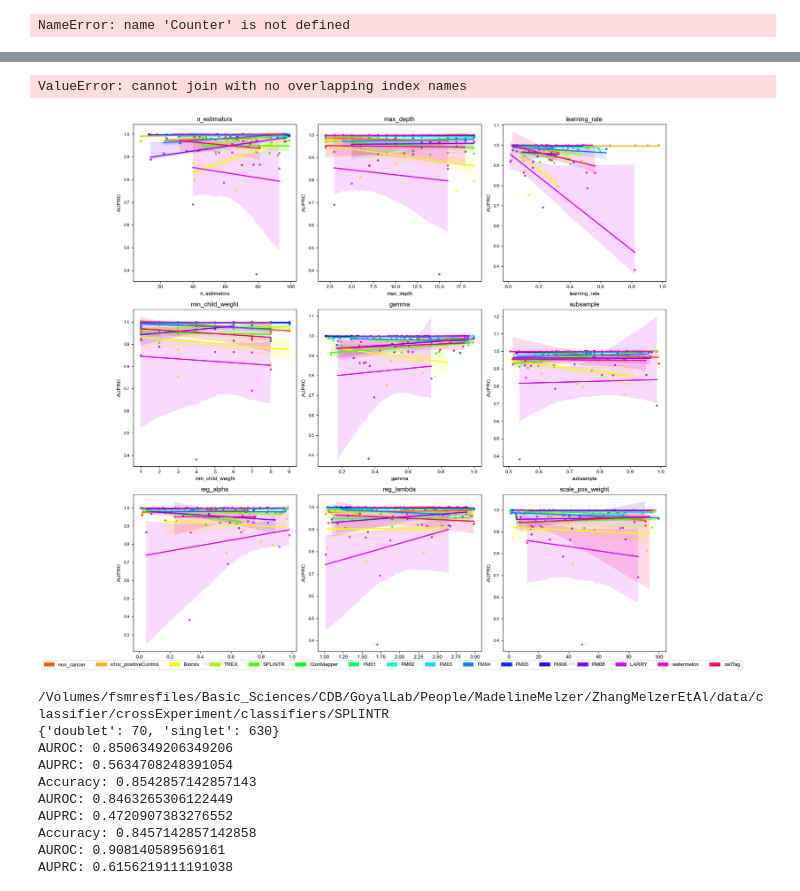
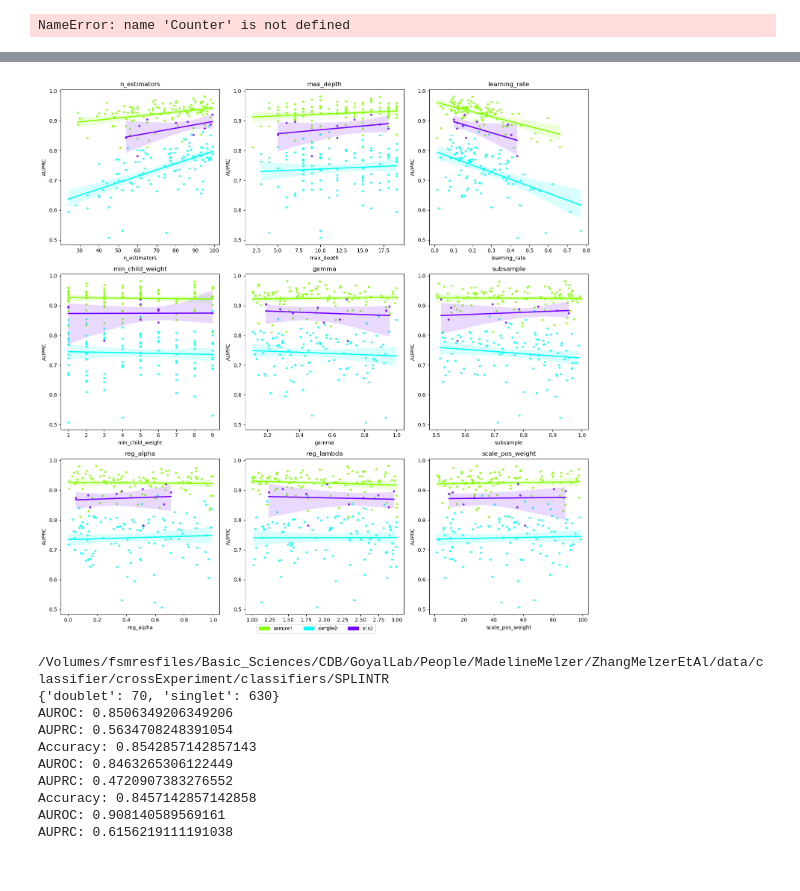
Before and after one commit to GoyalLab/fatemap_multiplet_public, a Jupyter notebook: classifier/testingClassifier.ipynb, the cells around one changed output, grey strips where cells are left out. Saved outputs shown, nothing was run; the diff lists cells and outputs as text; code cells hidden in the pictures.

Commit message:
update to plotScripts guide

```diff
--- a/classifier/testingClassifier.ipynb
+++ b/classifier/testingClassifier.ipynb
@@ -312,7 +339,7 @@ Name: best_params, Length: 1160, dtype: object
 # %%
 ### hyperparameter parsing
 
-summary_data = pd.read_csv("/Volumes/fsmresfiles/Basic_Sciences/CDB/GoyalLab/People/MadelineMelzer/ZhangMelzerEtAl/data/classifier/results/datasetSummaries/s1s2/sample1_sample2_classifiers.csv")
+summary_data = pd.read_csv("/Volumes/fsmresfiles/Basic_Sciences/CDB/GoyalLab/People/MadelineMelzer/ZhangMelzerEtAl/data/classifier/results/datasetSummaries/s1s2/sample1_sample2_classifiers_reformatted.csv")
 
 def parse_params(row):
     try:
@@ -334,8 +361,6 @@ summary_data = summary_data.join(params_df)
 
 
 #summary_data.to_csv("/Users/mem3579/Library/CloudStorage/OneDrive-NorthwesternUniversity/Arispe and Goyal Labs/ZhangMelzerEtAl/data/classifier/results/summary_10_hyperparams.csv")
-# %% [output]
-ValueError: cannot join with no overlapping index names
 # %%
 ### plotting hyperparameters effect on AUPRC value for ONE DATASET
 
@@ -368,9 +393,14 @@ for i, param in enumerate(numeric_hyperparameters, 1):
 plt.tight_layout()
 plt.show()
 # %%
+##### PLOTTING HYPERPARAMETERS #####
+
+
 import seaborn as sns
 import matplotlib.pyplot as plt
 import matplotlib.patches as mpatches
+
+summary_data = pd.read_csv("/Users/mem3579/Library/CloudStorage/GoogleDrive-madelinemelzer22@gmail.com/.shortcut-targets-by-id/1-D5WmOkOyy8I-wVx8VYZ-NDotfIYludl/ZhangMelzerEtAl/Revisions/plotData/classifier/hyperparameters_sample1_sample2_s1s2.csv")
 
 
 # Filter data for AUPRC > 0.99
@@ -392,34 +422,34 @@ dataset_colors = dict(zip(unique_datasets, palette))
 # Create subplots
 fig, axes = plt.subplots(n_rows, n_cols, figsize=(15, 15))
 axes = axes.flatten()
 
 # Plot each hyperparameter
 for i, param in enumerate(numeric_hyperparameters):
     ax = axes[i]
     for dataset in unique_datasets:
         subset = filtered_data[filtered_data['dataset'] == dataset]
         sns.regplot(x=param, y='auprc', data=subset, ax=ax, scatter_kws={'s': 10}, line_kws={'color': dataset_colors[dataset]}, label=dataset, color=dataset_colors[dataset])
 
     ax.set_title(f'{param}')
     ax.set_xlabel(param)
     ax.set_ylabel('AUPRC')
     ax.grid(False)
 
 # Adjust layout
 plt.tight_layout()
 plt.rcParams['font.family'] = 'Arial'
 
 # Create custom legend
 legend_patches = [mpatches.Patch(color=dataset_colors[dataset], label=dataset) for dataset in unique_datasets]
 plt.figlegend(handles=legend_patches, loc='lower center', ncol=len(unique_datasets), bbox_to_anchor=(0.5, 0.0))#
 
 # Show the plot
 plt.show()
 
 #fig.savefig("/Volumes/fsmresfiles/Basic_Sciences/CDB/GoyalLab/People/MadelineMelzer/ZhangMelzerEtAl/plots/classifier/hyperaparams_auprc_all_datasets.svg", format='svg', bbox_inches='tight')
 #fig.savefig("/Volumes/fsmresfiles/Basic_Sciences/CDB/GoyalLab/People/MadelineMelzer/ZhangMelzerEtAl/plots/classifier/hyperaparams_auprc_all_datasets.png", format='png', bbox_inches='tight')
 # %% [output]
-[figure, old version]
+[figure, new version]
 # %%
 ### classifier fit to sample 1 data to predict sample 2 outcome
 dataset_main = "SPLINTR"
```
Also changed, not shown: parts of 6 cells of this notebook, 2 other files.
